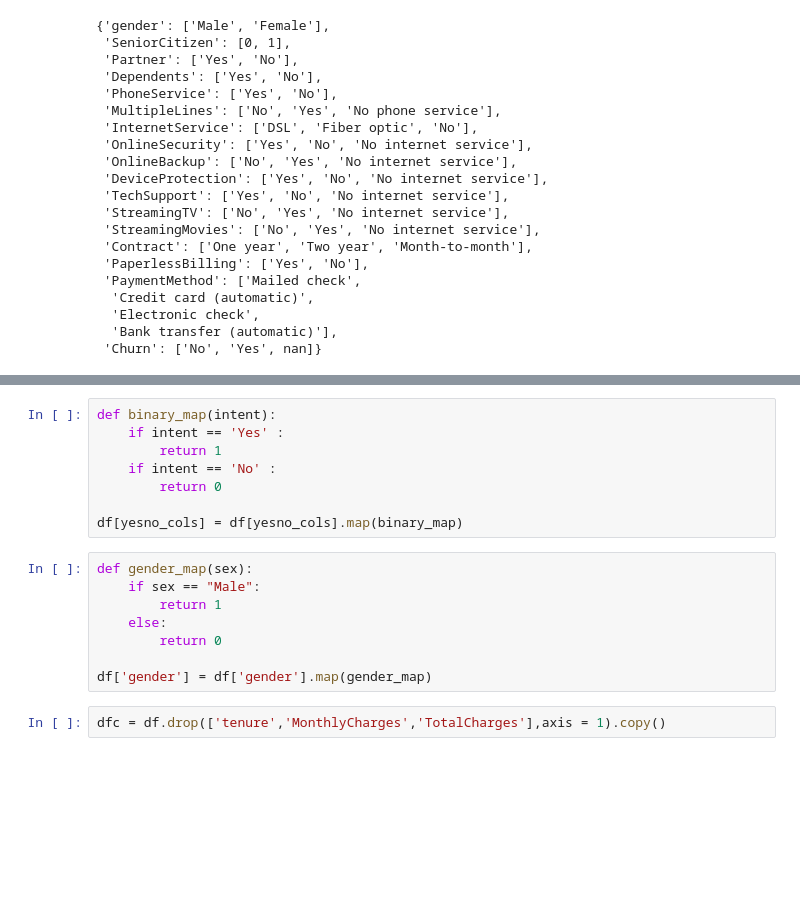
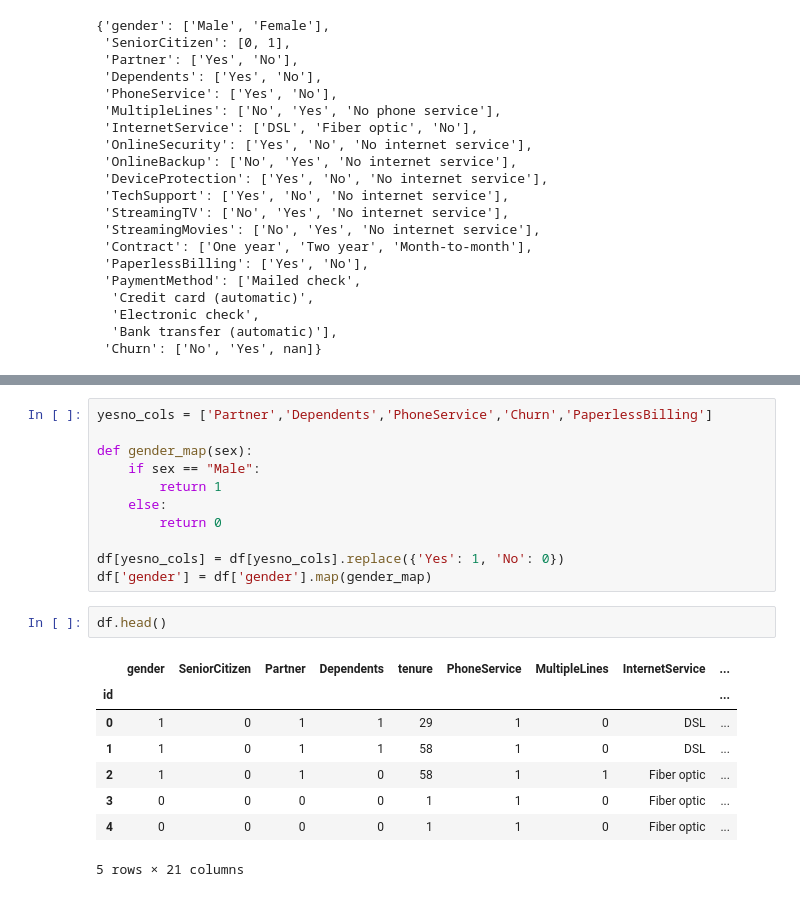
Before and after one commit to dehanf/Customer-Churn-Kaggle-comp, a Jupyter notebook: EDA/feature_encoding.ipynb, the cells around one changed output, grey strips where cells are left out. Cells and saved outputs as stored; diff of their text form; blank space fills up the shorter version.

```diff
--- a/EDA/feature_encoding.ipynb
+++ b/EDA/feature_encoding.ipynb
@@ -66,18 +76,22 @@ yesno_cols
 # %%
-def binary_map(intent):
-    if intent == 'Yes' :
+yesno_cols = ['Partner','Dependents','PhoneService','Churn','PaperlessBilling']
+
+def gender_map(sex):
+    if sex == "Male":
         return 1
-    if intent == 'No' :
+    else:
         return 0
 
-df[yesno_cols] = df[yesno_cols].map(binary_map)
+df[yesno_cols] = df[yesno_cols].replace({'Yes': 1, 'No': 0})
+df['gender'] = df['gender'].map(gender_map)
-# %%
-def gender_map(sex):
-    if sex == "Male":
-        return 1
-    else:
-        return 0
-
-df['gender'] = df['gender'].map(gender_map)
-# %%
-dfc = df.drop(['tenure','MonthlyCharges','TotalCharges'],axis = 1).copy()
+# %%
+df.head()
+# %% [output]
+|  | gender | SeniorCitizen | Partner | Dependents | tenure | PhoneService | MultipleLines | InternetService | ... |
+| id |  |  |  |  |  |  |  |  | ... |
+| 0 | 1 | 0 | 1 | 1 | 29 | 1 | 0 | DSL | ... |
+| 1 | 1 | 0 | 1 | 1 | 58 | 1 | 0 | DSL | ... |
+| 2 | 1 | 0 | 1 | 0 | 58 | 1 | 1 | Fiber optic | ... |
+| 3 | 0 | 0 | 0 | 0 | 1 | 1 | 0 | Fiber optic | ... |
+| 4 | 0 | 0 | 0 | 0 | 1 | 1 | 0 | Fiber optic | ... |
+5 rows × 21 columns
```
Also changed, not shown: parts of 9 cells of this notebook, 5 other files.
